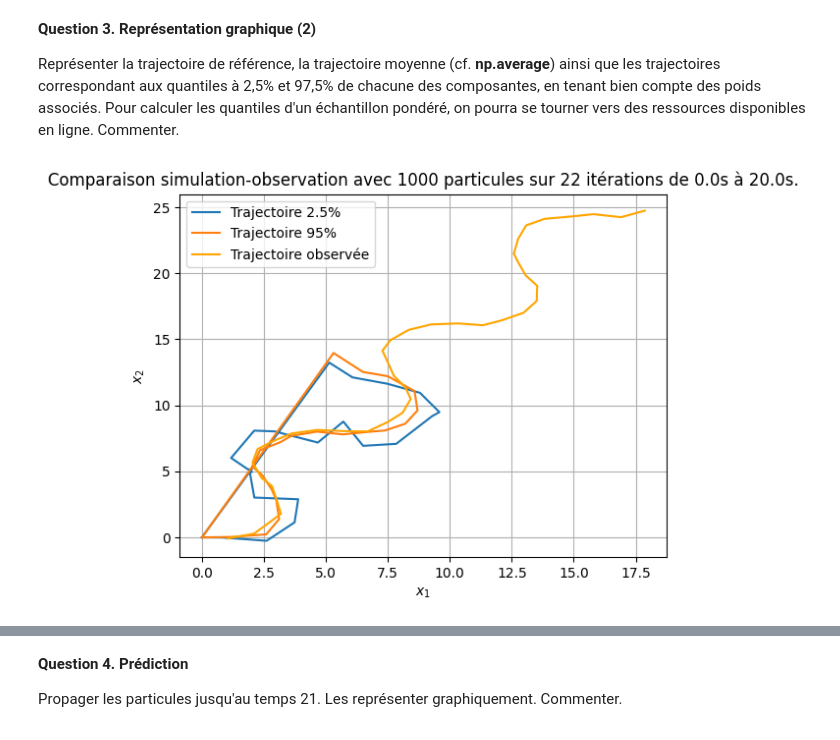
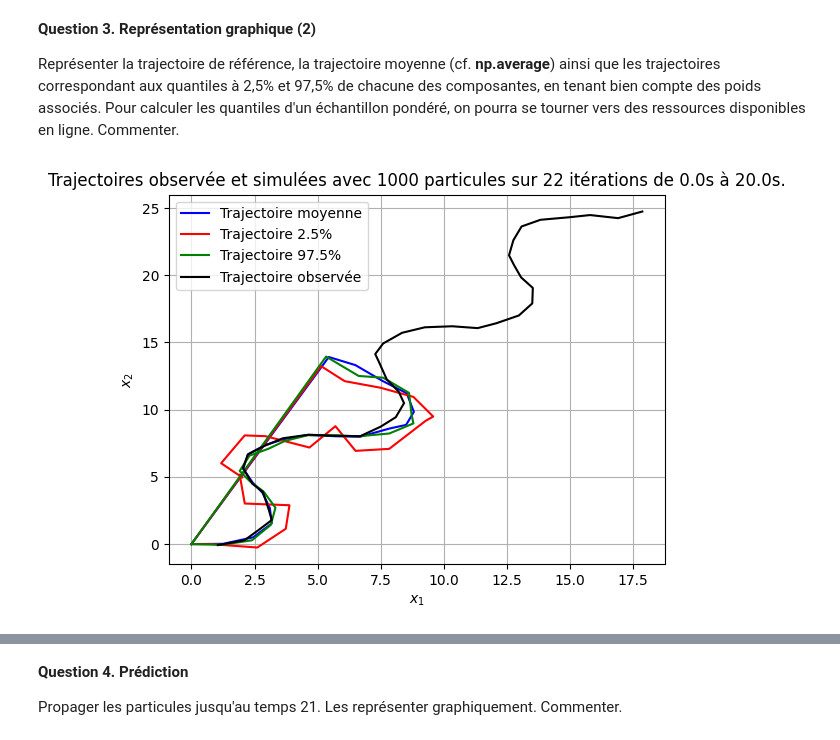
Before and after one commit to SushiOfDestiny/ue11_equdiff_proba_eval, a Jupyter notebook: Projet Probabilités - Complete.ipynb, the cells around one changed output, grey strips where cells are left out. Saved outputs shown, nothing was run; the diff lists cells and outputs as text; code cells hidden in the pictures.

```diff
--- a/Projet Probabilités - Complete.ipynb
+++ b/Projet Probabilités - Complete.ipynb
@@ -502,14 +502,19 @@ def kalm_prob():
 
     return x, w
 # %%
-def compare_traj(nb_iter,x_traj):
-    """compares trajectory with observed one"""
-    plt.plot(x_traj[:, 0], x_traj[:, 1], label="Trajectoire approchée")
-    plt.plot(y_obs[0], y_obs[1], label="Trajectoire observée")
+def show_traj(nb_iter, list_traj):
+    """plot trajectories with observed one
+    list_traj[i] = [x,x_name,x_color] where x is a trajectory (array of shape=(nb_iter,n)) and x_name is its name and x_color its color"""
+    for i in range(len(list_traj)):
+        plt.plot(list_traj[i][0][:, 0], list_traj[i][0][:, 1],
+                 label=list_traj[i][1], color=list_traj[i][2])
+
+    plt.plot(y_obs[0], y_obs[1], label="Trajectoire observée", color="black")
+
     plt.grid(True)
     plt.xlabel('$x_1$')
     plt.ylabel('$x_2$')
     plt.title(
-        f'Comparaison simulation-observation avec {N} particules sur {nb_iter} itérations de {t0}s à {T}s.')
+        f'Trajectoires observée et simulées avec {N} particules sur {nb_iter} itérations de {t0}s à {T}s.')
     plt.legend()
     plt.show()
@@ -564,18 +569,9 @@ def get_quant_traj_positions(perc,w,x):
     return traj_qt
 # %%
-qt_x025=get_quant_traj_positions(0.025,w,x)
-qt_x95=get_quant_traj_positions(0.95,w,x)
+qt_x025 = get_quant_traj_positions(0.025, w, x)
+qt_x975 = get_quant_traj_positions(0.975, w, x)
-# %%
-# affichage trajectoire
-plt.plot(qt_x025[:, 0], qt_x025[:, 1], label="Trajectoire 2.5%")
-plt.plot(qt_x95[:, 0], qt_x95[:, 1], label="Trajectoire 95%")
-plt.plot(y_obs[0], y_obs[1], color="orange", label="Trajectoire observée")
-plt.grid(True)
-plt.xlabel('$x_1$')
-plt.ylabel('$x_2$')
-plt.title(
-    f'Comparaison simulation-observation avec {N} particules sur {nb_iter} itérations de {t0}s à {T}s.')
-plt.legend()
-plt.show()
-# %% [output]
-[figure, removed]
+# %%
+show_traj(nb_iter, [[x_m, "Trajectoire moyenne", "blue"], [
+          qt_x025, "Trajectoire 2.5%", "red"], [qt_x975, "Trajectoire 97.5%", "green"]])
+# %% [output]
+[figure, added]
```
Also changed, not shown: parts of 15 cells of this notebook.
